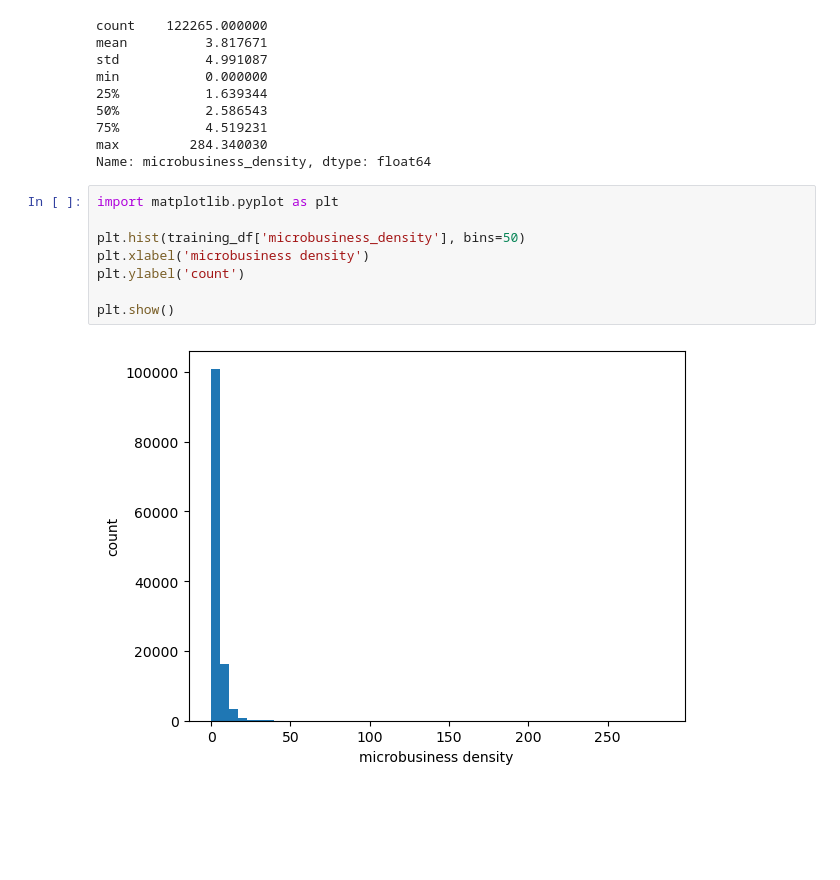
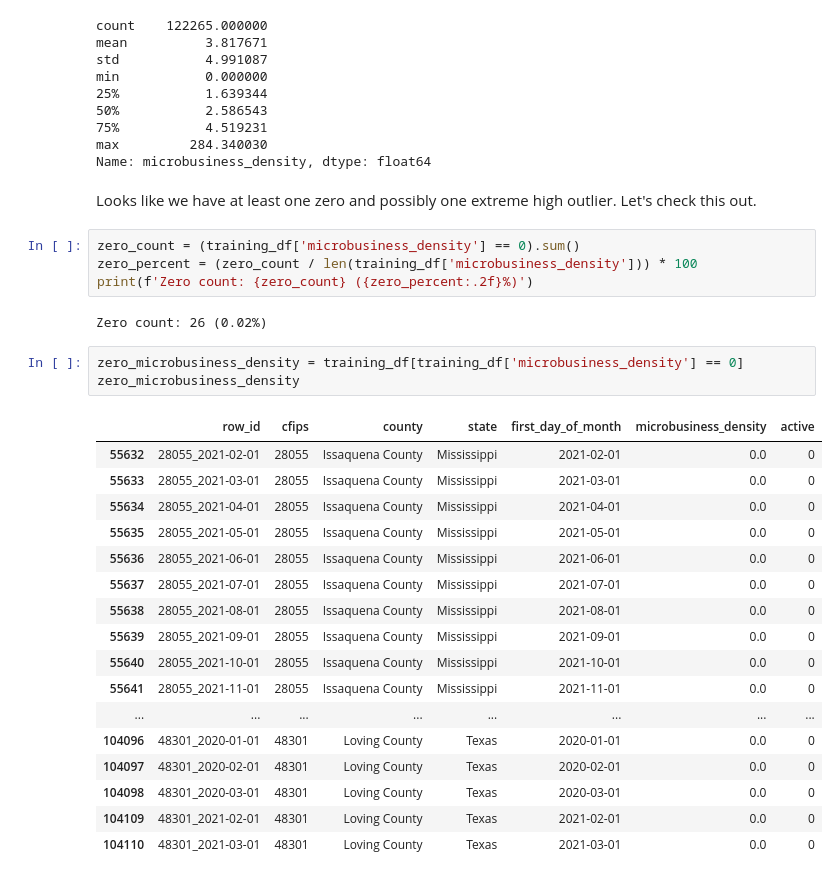
Before and after one commit to gperdrizet/kaggle_microbusiness, a Jupyter notebook: notebooks/02-data_exploration.ipynb, the cells around one changed output. Drawn from its saved outputs; the diff is of its cells as text; blank space fills up the shorter version.

```diff
--- a/notebooks/02-data_exploration.ipynb
+++ b/notebooks/02-data_exploration.ipynb
@@ -65,13 +68,32 @@ min           0.000000
 75%           4.519231
 max         284.340030
 Name: microbusiness_density, dtype: float64
-# %%
-import matplotlib.pyplot as plt
-
-plt.hist(training_df['microbusiness_density'], bins=50)
-plt.xlabel('microbusiness density')
-plt.ylabel('count')
-
-plt.show()
-# %% [output]
-[figure, removed]
+# %% [markdown]
+Looks like we have at least one zero and possibly one extreme high outlier. Let's check this out.
+# %%
+zero_count = (training_df['microbusiness_density'] == 0).sum()
+zero_percent = (zero_count / len(training_df['microbusiness_density'])) * 100
+print(f'Zero count: {zero_count} ({zero_percent:.2f}%)')
+# %% [output]
+Zero count: 26 (0.02%)
+# %%
+zero_microbusiness_density = training_df[training_df['microbusiness_density'] == 0]
+zero_microbusiness_density
+# %% [output]
+|  | row_id | cfips | county | state | first_day_of_month | microbusiness_density | active |
+| 55632 | 28055_2021-02-01 | 28055 | Issaquena County | Mississippi | 2021-02-01 | 0.0 | 0 |
+| 55633 | 28055_2021-03-01 | 28055 | Issaquena County | Mississippi | 2021-03-01 | 0.0 | 0 |
+| 55634 | 28055_2021-04-01 | 28055 | Issaquena County | Mississippi | 2021-04-01 | 0.0 | 0 |
+| 55635 | 28055_2021-05-01 | 28055 | Issaquena County | Mississippi | 2021-05-01 | 0.0 | 0 |
+| 55636 | 28055_2021-06-01 | 28055 | Issaquena County | Mississippi | 2021-06-01 | 0.0 | 0 |
+| 55637 | 28055_2021-07-01 | 28055 | Issaquena County | Mississippi | 2021-07-01 | 0.0 | 0 |
+| 55638 | 28055_2021-08-01 | 28055 | Issaquena County | Mississippi | 2021-08-01 | 0.0 | 0 |
+| 55639 | 28055_2021-09-01 | 28055 | Issaquena County | Mississippi | 2021-09-01 | 0.0 | 0 |
+| 55640 | 28055_2021-10-01 | 28055 | Issaquena County | Mississippi | 2021-10-01 | 0.0 | 0 |
+| 55641 | 28055_2021-11-01 | 28055 | Issaquena County | Mississippi | 2021-11-01 | 0.0 | 0 |
+| ... | ... | ... | ... | ... | ... | ... | ... |
+| 104096 | 48301_2020-01-01 | 48301 | Loving County | Texas | 2020-01-01 | 0.0 | 0 |
+| 104097 | 48301_2020-02-01 | 48301 | Loving County | Texas | 2020-02-01 | 0.0 | 0 |
+| 104098 | 48301_2020-03-01 | 48301 | Loving County | Texas | 2020-03-01 | 0.0 | 0 |
+| 104109 | 48301_2021-02-01 | 48301 | Loving County | Texas | 2021-02-01 | 0.0 | 0 |
+| 104110 | 48301_2021-03-01 | 48301 | Loving County | Texas | 2021-03-01 | 0.0 | 0 |
```
Also changed, not shown: parts of 7 cells of this notebook.
